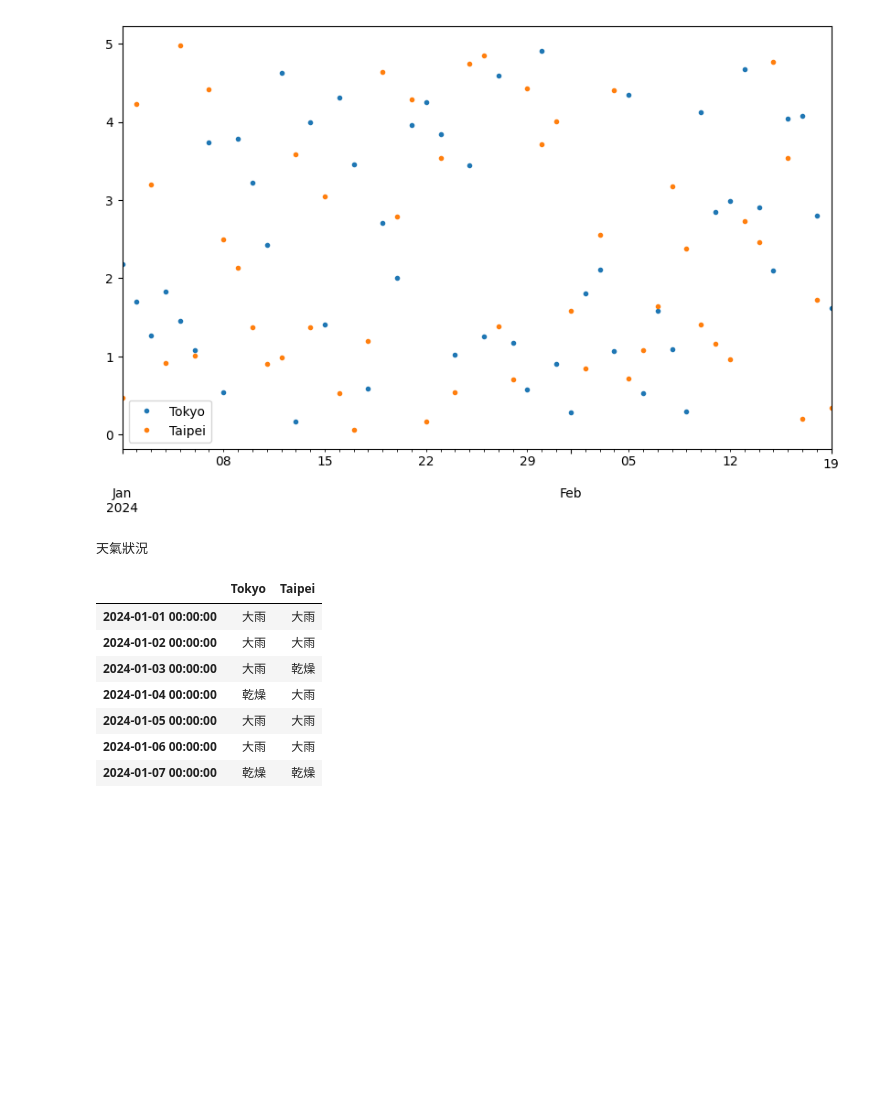
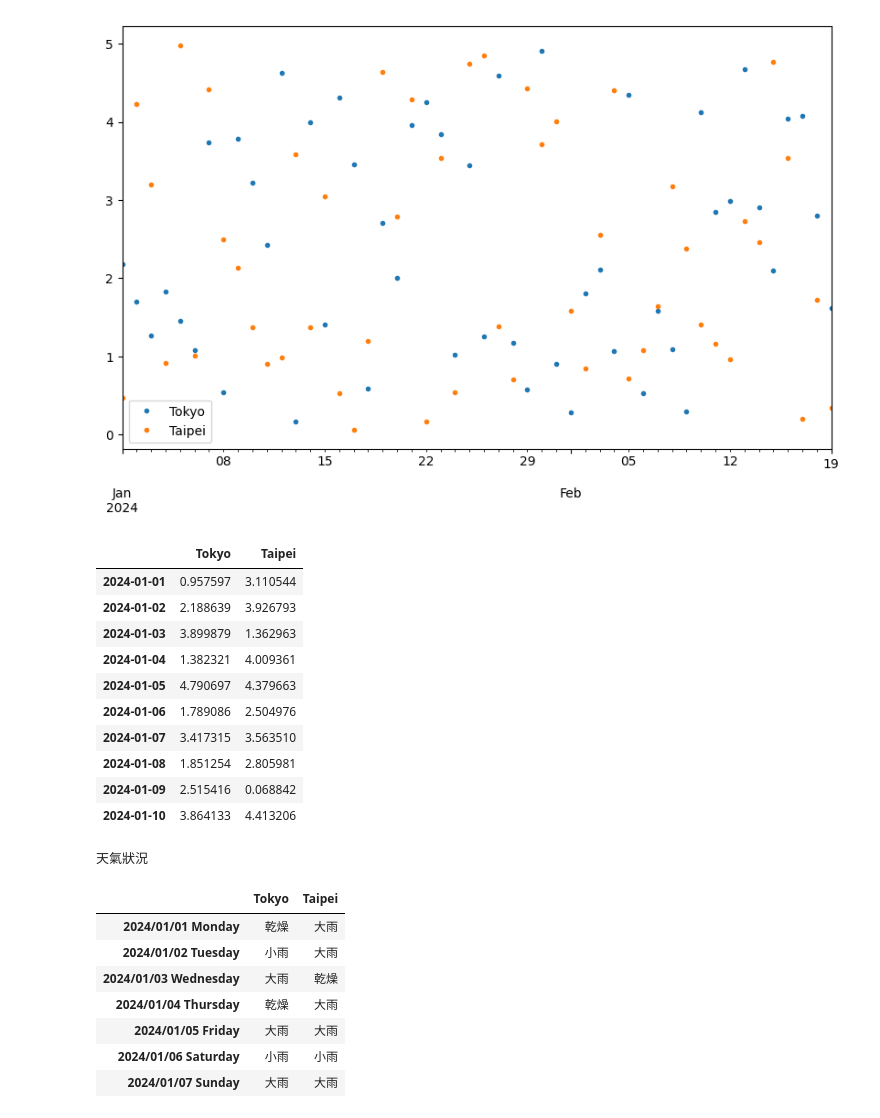
Before and after one commit to roberthsu2003/__2025_04_29_python_2_4, a Jupyter notebook: lesson17/lesson17_1.ipynb, the cells around one changed output. Cells and saved outputs as stored; diff of their text form; code cells hidden in the pictures; blank space fills up the shorter version.

```diff
--- a/lesson17/lesson17_1.ipynb
+++ b/lesson17/lesson17_1.ipynb
@@ -87,32 +87,47 @@ plt.close()
 # %% [output]
 [figure]
 # %%
+np.random.seed(1234)
 weather_df = pd.DataFrame(np.random.rand(10,2)*5,
                           index=pd.date_range(start="2024-01-01", periods=10),
                           columns=["Tokyo","Taipei"]
                           )
+display(weather_df)
 def rain_condition(v):
     if v < 1.75:
         return "乾燥"
     elif v < 2.75:
         return "小雨"
     else:
         return "大雨"
 
 def make_pretty(styler):
     styler.set_caption("天氣狀況")
     styler.format(rain_condition)
+    styler.format_index(formatter=lambda v:v.strftime("%Y/%m/%d %A"))
+    styler.background_gradient(axis=None,vmin=1,vmax=5,cmap="PuBuGn")
     return styler
 
 s = weather_df.loc['2024-01-01':'2024-01-07'].style.pipe(make_pretty)
 s
 # %% [output]
+|  | Tokyo | Taipei |
+| 2024-01-01 | 0.957597 | 3.110544 |
+| 2024-01-02 | 2.188639 | 3.926793 |
+| 2024-01-03 | 3.899879 | 1.362963 |
+| 2024-01-04 | 1.382321 | 4.009361 |
+| 2024-01-05 | 4.790697 | 4.379663 |
+| 2024-01-06 | 1.789086 | 2.504976 |
+| 2024-01-07 | 3.417315 | 3.563510 |
+| 2024-01-08 | 1.851254 | 2.805981 |
+| 2024-01-09 | 2.515416 | 0.068842 |
+| 2024-01-10 | 3.864133 | 4.413206 |
 天氣狀況
-|  | Tokyo | Taipei |
-| 2024-01-01 00:00:00 | 大雨 | 大雨 |
-| 2024-01-02 00:00:00 | 大雨 | 大雨 |
-| 2024-01-03 00:00:00 | 大雨 | 乾燥 |
-| 2024-01-04 00:00:00 | 乾燥 | 大雨 |
-| 2024-01-05 00:00:00 | 大雨 | 大雨 |
-| 2024-01-06 00:00:00 | 大雨 | 大雨 |
-| 2024-01-07 00:00:00 | 乾燥 | 乾燥 |
+|  | Tokyo | Taipei |
+| 2024/01/01 Monday | 乾燥 | 大雨 |
+| 2024/01/02 Tuesday | 小雨 | 大雨 |
+| 2024/01/03 Wednesday | 大雨 | 乾燥 |
+| 2024/01/04 Thursday | 乾燥 | 大雨 |
+| 2024/01/05 Friday | 大雨 | 大雨 |
+| 2024/01/06 Saturday | 小雨 | 小雨 |
+| 2024/01/07 Sunday | 大雨 | 大雨 |
```
